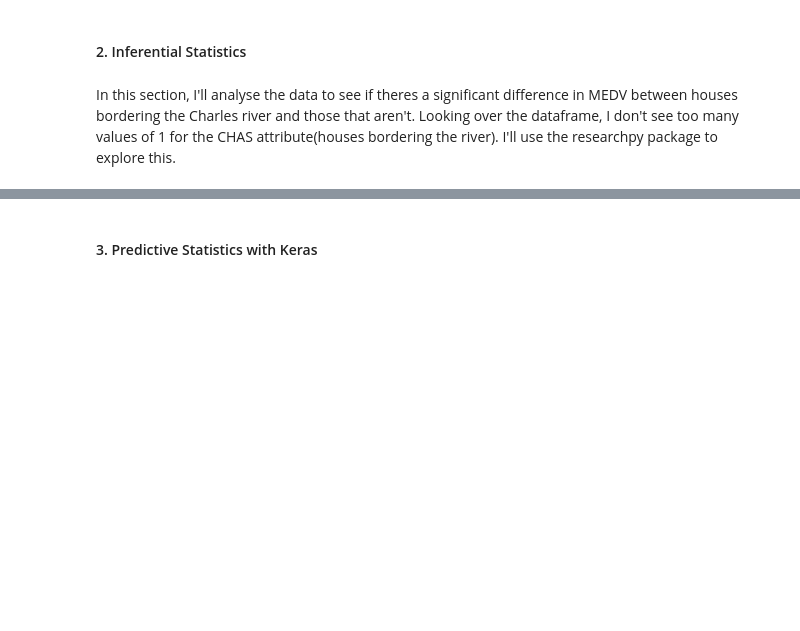
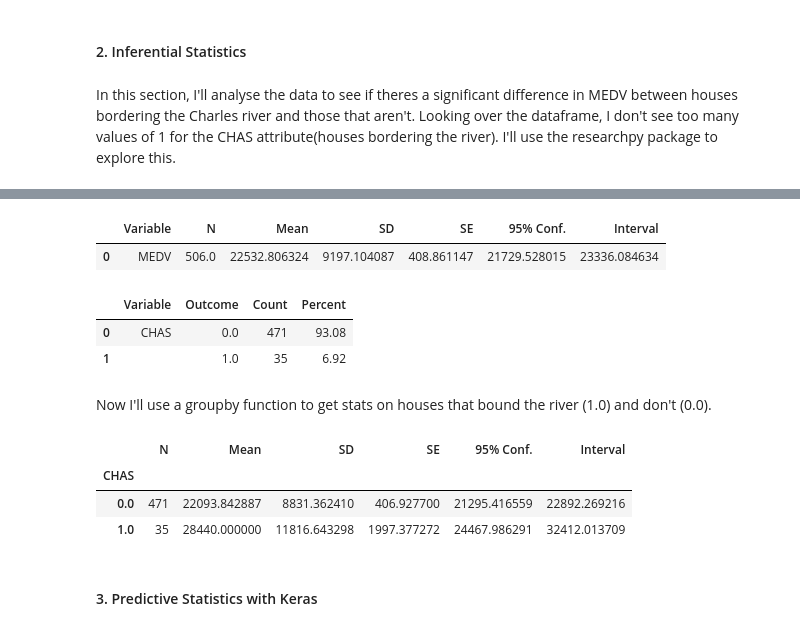
Before and after one commit to patmcdonald/MLandStatistics2019-Project, a Jupyter notebook: Boston Dataset Project.ipynb, the cells around one changed output, grey strips where cells are left out. Cells and saved outputs as stored; diff of their text form; code cells hidden in the pictures; blank space fills up the shorter version.

Commit message:
researchpy infer

```diff
--- a/Boston Dataset Project.ipynb
+++ b/Boston Dataset Project.ipynb
@@ -245,0 +229,25 @@ dtype: int64
+# %%
+# import researchpy
+import researchpy as rp
+# summary of stats for MEDV target variable
+rp.summary_cont(df_boston['MEDV'])
+# %% [output]
+|  | Variable | N | Mean | SD | SE | 95% Conf. | Interval |
+| 0 | MEDV | 506.0 | 22532.806324 | 9197.104087 | 408.861147 | 21729.528015 | 23336.084634 |
+# %%
+# count and percentage of CHAS values
+rp.summary_cat(df_boston['CHAS'])
+# %% [output]
+|  | Variable | Outcome | Count | Percent |
+| 0 | CHAS | 0.0 | 471 | 93.08 |
+| 1 |  | 1.0 | 35 | 6.92 |
+# %% [markdown]
+Now I'll use a groupby function to get stats on houses that bound the river (1.0) and don't (0.0).
+# %%
+# summary stats of MEDV and CHAS
+rp.summary_cont(df_boston['MEDV'].groupby(df_boston['CHAS']))
+# %% [output]
+|  | N | Mean | SD | SE | 95% Conf. | Interval |
+| CHAS |  |  |  |  |  |  |
+| 0.0 | 471 | 22093.842887 | 8831.362410 | 406.927700 | 21295.416559 | 22892.269216 |
+| 1.0 | 35 | 28440.000000 | 11816.643298 | 1997.377272 | 24467.986291 | 32412.013709 |
```
Also changed, not shown: parts of 2 cells of this notebook.
